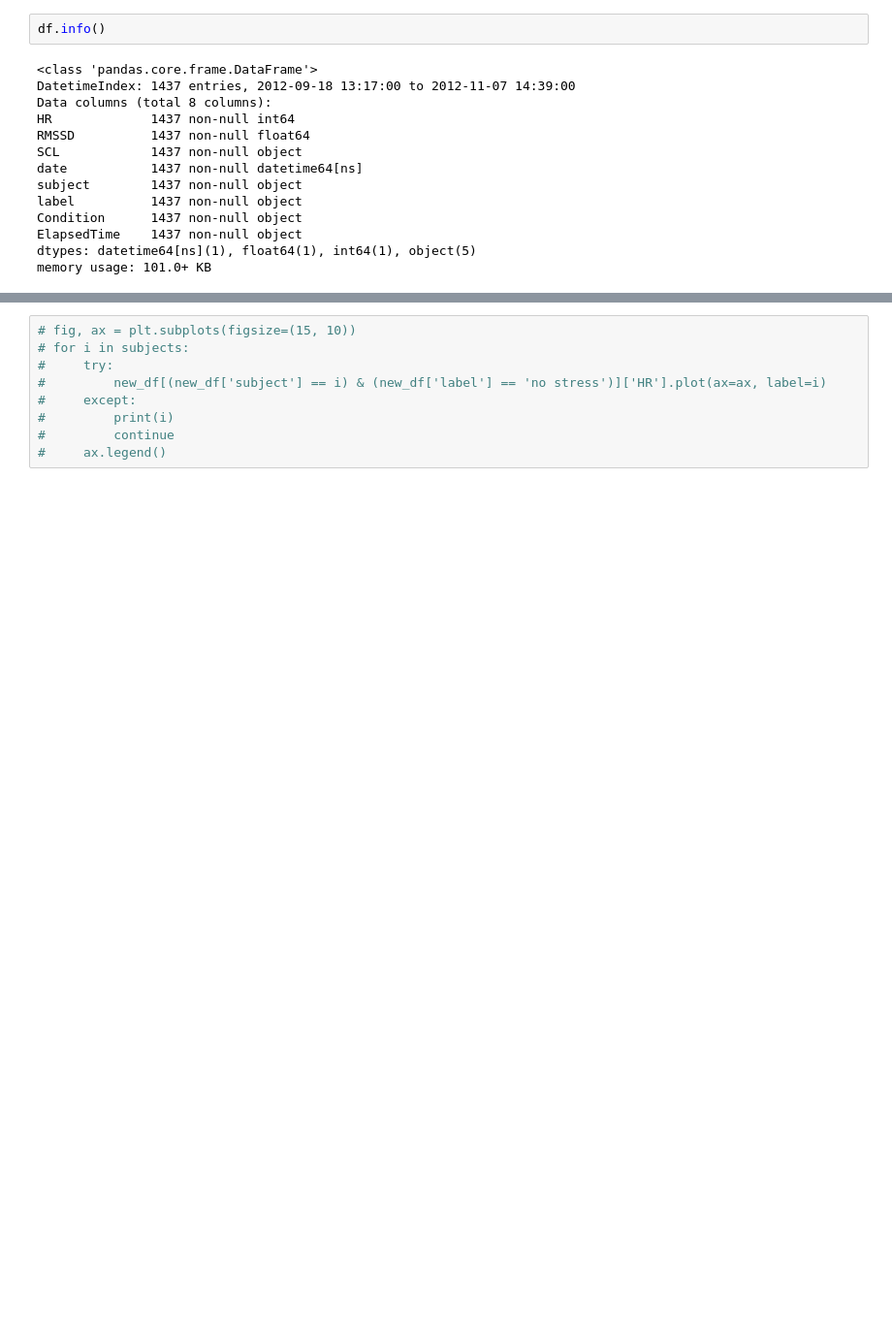
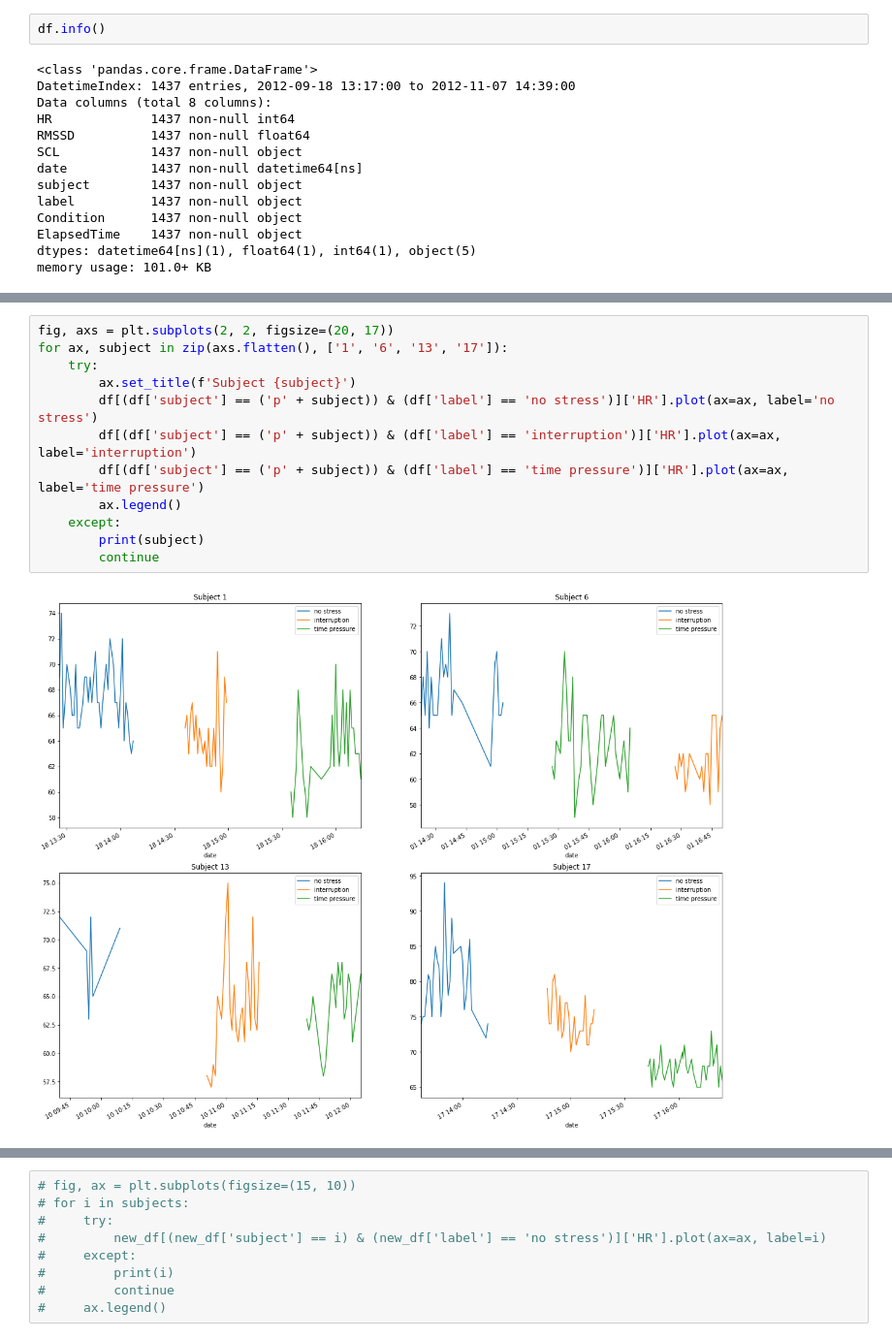
Before and after one commit to SachinGokal/capstone-two, a Jupyter notebook: notebooks/unprocessed.ipynb, the cells around one changed output, grey strips where cells are left out. Shown at 97% size. Saved outputs shown, nothing was run; the diff lists cells and outputs as text; blank space fills up the shorter version.

```diff
--- a/notebooks/unprocessed.ipynb
+++ b/notebooks/unprocessed.ipynb
@@ -220,0 +242,14 @@ df[(df['subject'] == 'p1') & (df['label'] == 'time pressure')]['HR'].plot()
+# %%
+fig, axs = plt.subplots(2, 2, figsize=(20, 17))
+for ax, subject in zip(axs.flatten(), ['1', '6', '13', '17']):
+    try:
+        ax.set_title(f'Subject {subject}')
+        df[(df['subject'] == ('p' + subject)) & (df['label'] == 'no stress')]['HR'].plot(ax=ax, label='no stress')
+        df[(df['subject'] == ('p' + subject)) & (df['label'] == 'interruption')]['HR'].plot(ax=ax, label='interruption')
+        df[(df['subject'] == ('p' + subject)) & (df['label'] == 'time pressure')]['HR'].plot(ax=ax, label='time pressure')
+        ax.legend()
+    except:
+        print(subject)
+        continue
+# %% [output]
+[figure, added]
```
Also changed, not shown: parts of 7 cells of this notebook, 11 other files.
